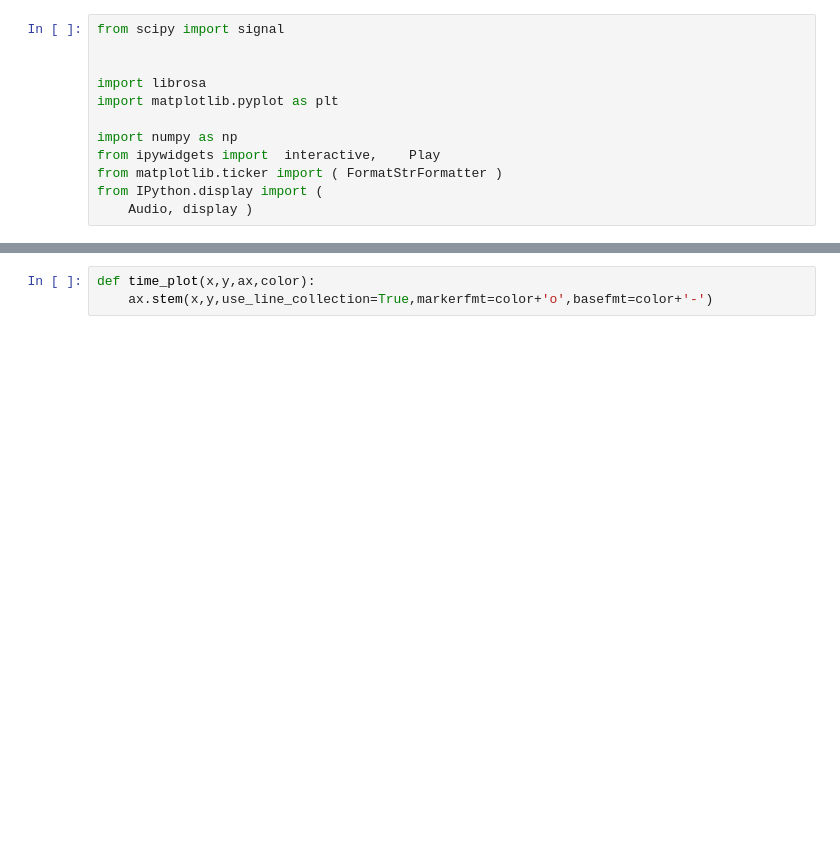
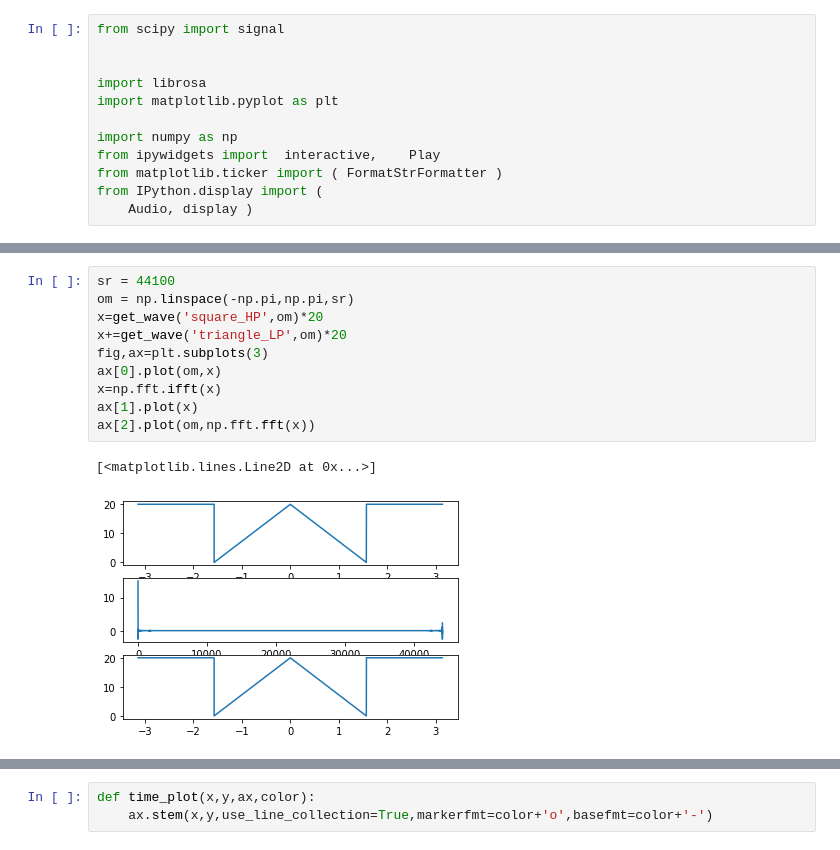
Before and after one commit to CiTRuS93/Signals-and-Systems-Course, a Jupyter notebook: test question 2007b.ipynb, the cells around one changed output, grey strips where cells are left out. Cells and saved outputs as stored; diff of their text form; blank space fills up the shorter version.

```diff
--- a/test question 2007b.ipynb
+++ b/test question 2007b.ipynb
@@ -15 +37,14 @@ from Util import fold_and_dft, drop_every_kth, zero_padding, v_to_db
+# %%
+sr = 44100
+om = np.linspace(-np.pi,np.pi,sr)
+x=get_wave('square_HP',om)*20
+x+=get_wave('triangle_LP',om)*20
+fig,ax=plt.subplots(3)
+ax[0].plot(om,x)
+x=np.fft.ifft(x)
+ax[1].plot(x)
+ax[2].plot(om,np.fft.fft(x))
+# %% [output]
+[<matplotlib.lines.Line2D at 0x...>]
+[figure, added]
 # %%
```
Also changed, not shown: parts of 10 cells of this notebook, 3 other files.
